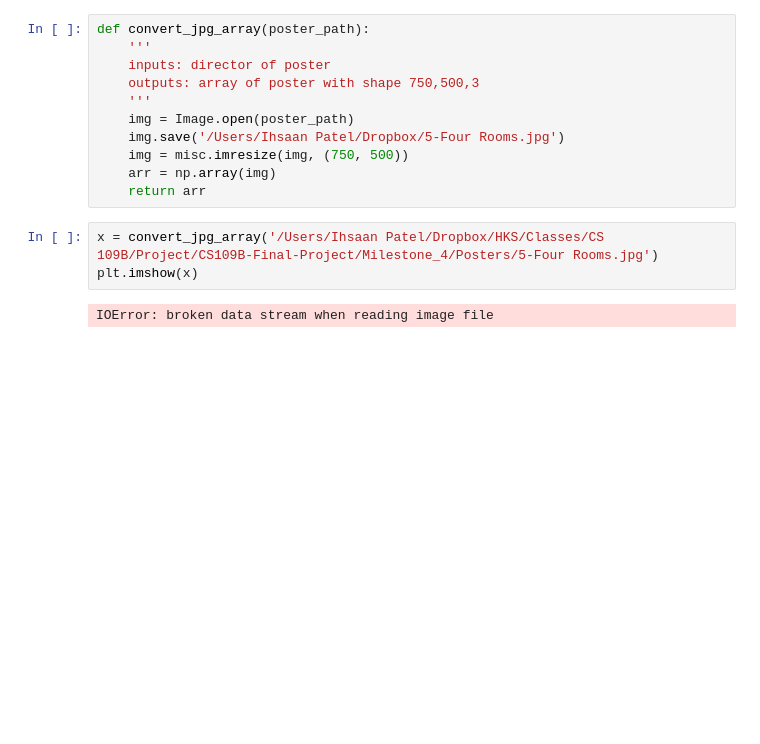
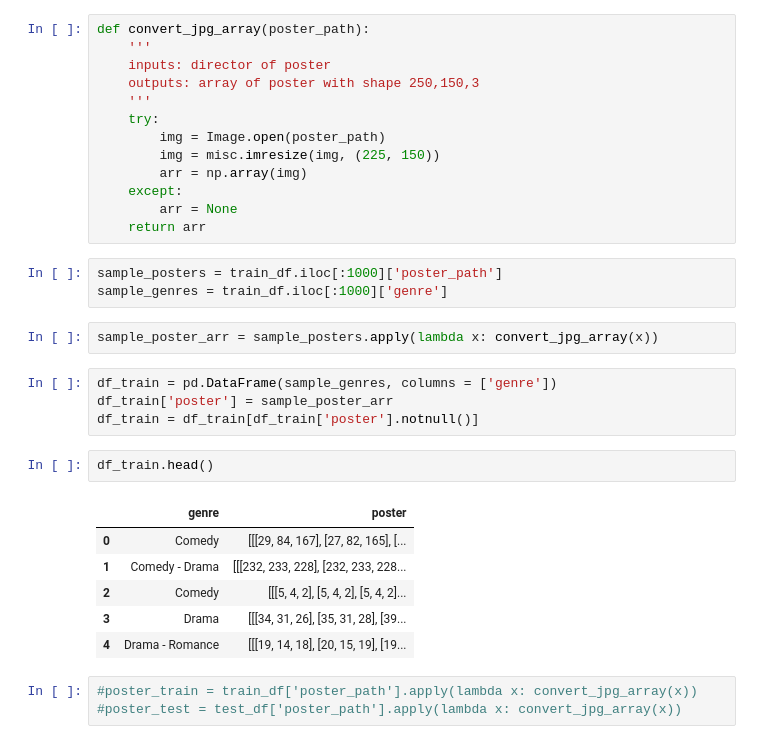
Before and after one commit to All-Star-Vipers/CS109B-Final-Project, a Jupyter notebook: Milestone_4/Image Manipulation.ipynb, the cells around one changed output. Saved outputs shown, nothing was run; the diff lists cells and outputs as text; blank space fills up the shorter version.

Commit message:
updated initial data and deep learning file

```diff
--- a/Milestone_4/Image Manipulation.ipynb
+++ b/Milestone_4/Image Manipulation.ipynb
@@ -20,15 +27,33 @@ test_df['poster_path'] = test_df['poster_path'].apply(lambda path: poster_prefix
 def convert_jpg_array(poster_path):
     '''
     inputs: director of poster
-    outputs: array of poster with shape 750,500,3
+    outputs: array of poster with shape 250,150,3
     '''
-    img = Image.open(poster_path)
-    img.save('/Users/Ihsaan Patel/Dropbox/5-Four Rooms.jpg')
-    img = misc.imresize(img, (750, 500))
-    arr = np.array(img)
+    try:
+        img = Image.open(poster_path)
+        img = misc.imresize(img, (225, 150))
+        arr = np.array(img)
+    except:
+        arr = None
     return arr
-# %%
-x = convert_jpg_array('/Users/Ihsaan Patel/Dropbox/HKS/Classes/CS 109B/Project/CS109B-Final-Project/Milestone_4/Posters/5-Four Rooms.jpg')
-plt.imshow(x)
-# %% [output]
-IOError: broken data stream when reading image file
+# %%
+sample_posters = train_df.iloc[:1000]['poster_path']
+sample_genres = train_df.iloc[:1000]['genre']
+# %%
+sample_poster_arr = sample_posters.apply(lambda x: convert_jpg_array(x))
+# %%
+df_train = pd.DataFrame(sample_genres, columns = ['genre'])
+df_train['poster'] = sample_poster_arr
+df_train = df_train[df_train['poster'].notnull()]
+# %%
+df_train.head()
+# %% [output]
+|  | genre | poster |
+| 0 | Comedy | [[[29, 84, 167], [27, 82, 165], [... |
+| 1 | Comedy - Drama | [[[232, 233, 228], [232, 233, 228... |
+| 2 | Comedy | [[[5, 4, 2], [5, 4, 2], [5, 4, 2]... |
+| 3 | Drama | [[[34, 31, 26], [35, 31, 28], [39... |
+| 4 | Drama - Romance | [[[19, 14, 18], [20, 15, 19], [19... |
+# %%
+#poster_train = train_df['poster_path'].apply(lambda x: convert_jpg_array(x))
+#poster_test = test_df['poster_path'].apply(lambda x: convert_jpg_array(x))
```
Also changed, not shown: parts of 10 cells of this notebook, 2 other files.
